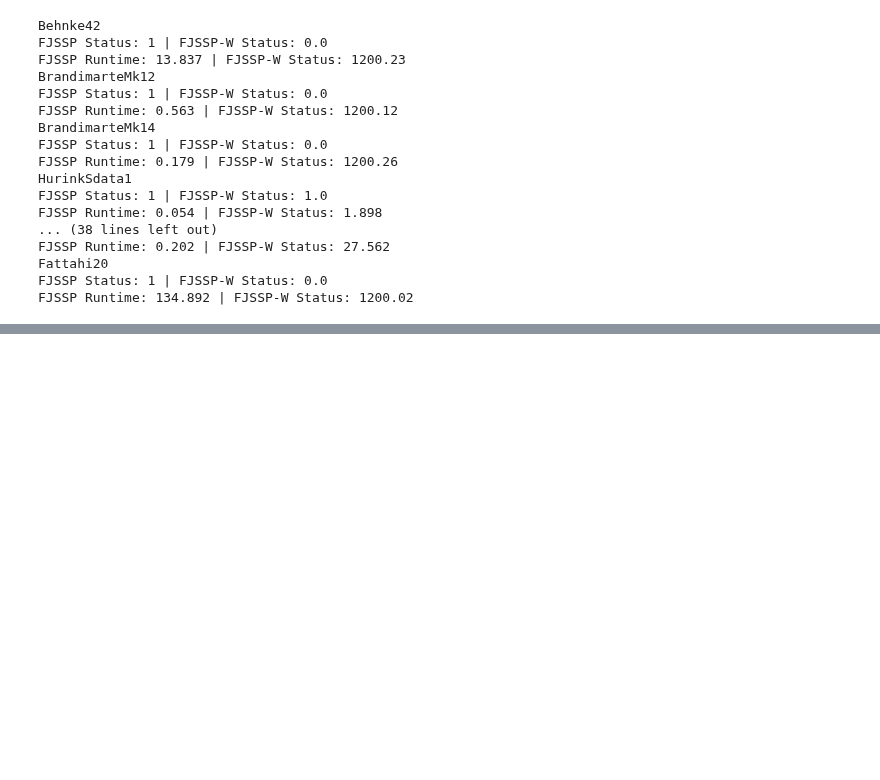
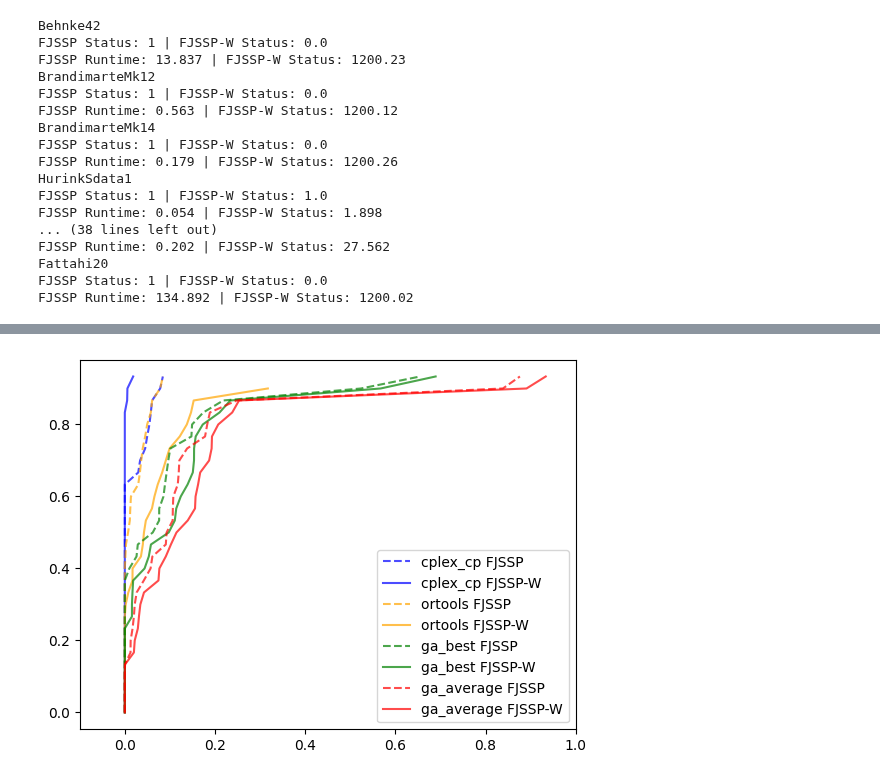
Before and after one commit to jrc-rodec/scheduling_model, a Jupyter notebook: code/analysis/fjssp_fjssp-w_comparison.ipynb, the cells around one changed output, grey strips where cells are left out. Saved outputs shown, nothing was run; the diff lists cells and outputs as text; code cells hidden in the pictures; blank space fills up the shorter version.

```diff
--- a/code/analysis/fjssp_fjssp-w_comparison.ipynb
+++ b/code/analysis/fjssp_fjssp-w_comparison.ipynb
@@ -276,0 +612,5 @@ plt.show()
+# %%
+ecdf_inf(solver, instances=filtered_instances, labels=list(solver.keys()), colors=['blue', 'orange', 'green', 'red'])
+#ecdf_inf(solver['cplex_cp']['no_worker'], instances=filtered_instances)
+# %% [output]
+[figure, added]
```
Also changed, not shown: parts of 39 cells of this notebook, 1 other file.
